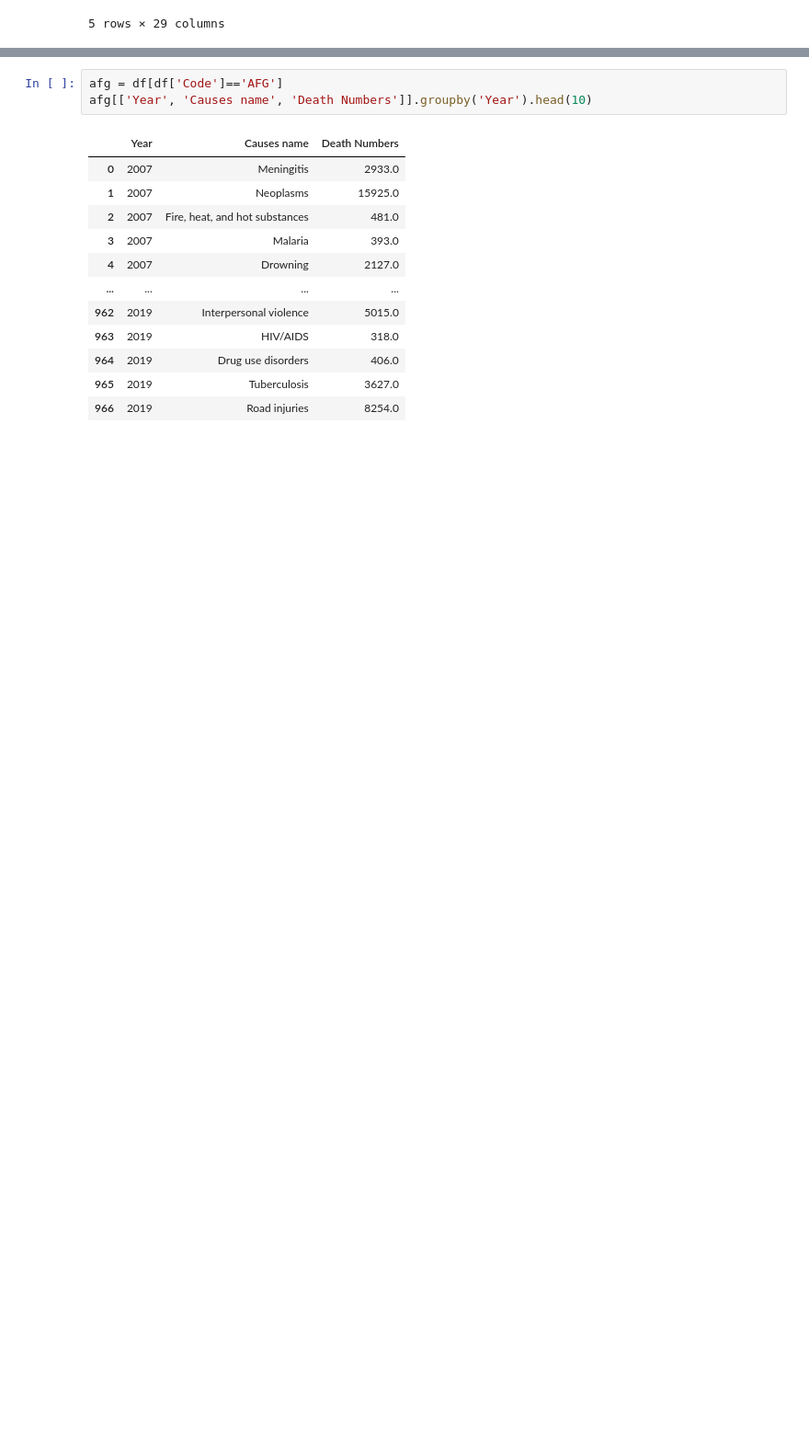
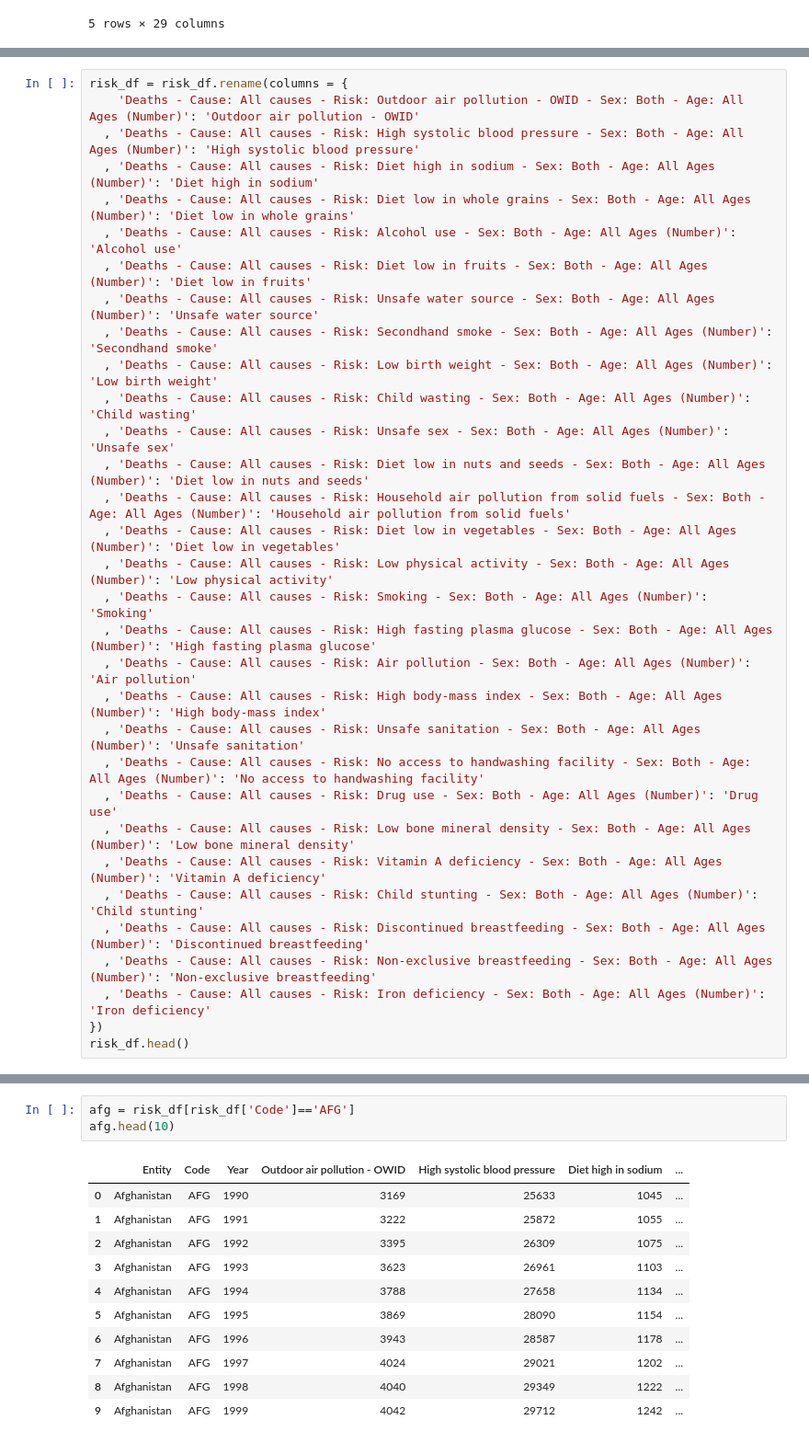
Before and after one commit to jdormaar/Global-Mortality-Distributions-by-Age-Groups, a Jupyter notebook: W4P3_Tableau_doodle_doc.ipynb, the cells around one changed output, grey strips where cells are left out. Shown at 92% size. Drawn from its saved outputs; the diff is of its cells as text; blank space fills up the shorter version.

```diff
--- a/W4P3_Tableau_doodle_doc.ipynb
+++ b/W4P3_Tableau_doodle_doc.ipynb
@@ -155,0 +545,32 @@ df
+# %%
+risk_df = risk_df.rename(columns = {
+    'Deaths - Cause: All causes - Risk: Outdoor air pollution - OWID - Sex: Both - Age: All Ages (Number)': 'Outdoor air pollution - OWID'
+  , 'Deaths - Cause: All causes - Risk: High systolic blood pressure - Sex: Both - Age: All Ages (Number)': 'High systolic blood pressure'
+  , 'Deaths - Cause: All causes - Risk: Diet high in sodium - Sex: Both - Age: All Ages (Number)': 'Diet high in sodium'
+  , 'Deaths - Cause: All causes - Risk: Diet low in whole grains - Sex: Both - Age: All Ages (Number)': 'Diet low in whole grains'
+  , 'Deaths - Cause: All causes - Risk: Alcohol use - Sex: Both - Age: All Ages (Number)': 'Alcohol use'
+  , 'Deaths - Cause: All causes - Risk: Diet low in fruits - Sex: Both - Age: All Ages (Number)': 'Diet low in fruits'
+  , 'Deaths - Cause: All causes - Risk: Unsafe water source - Sex: Both - Age: All Ages (Number)': 'Unsafe water source'
+  , 'Deaths - Cause: All causes - Risk: Secondhand smoke - Sex: Both - Age: All Ages (Number)': 'Secondhand smoke'
+  , 'Deaths - Cause: All causes - Risk: Low birth weight - Sex: Both - Age: All Ages (Number)': 'Low birth weight'
+  , 'Deaths - Cause: All causes - Risk: Child wasting - Sex: Both - Age: All Ages (Number)': 'Child wasting'
+  , 'Deaths - Cause: All causes - Risk: Unsafe sex - Sex: Both - Age: All Ages (Number)': 'Unsafe sex'
+  , 'Deaths - Cause: All causes - Risk: Diet low in nuts and seeds - Sex: Both - Age: All Ages (Number)': 'Diet low in nuts and seeds'
+  , 'Deaths - Cause: All causes - Risk: Household air pollution from solid fuels - Sex: Both - Age: All Ages (Number)': 'Household air pollution from solid fuels'
+  , 'Deaths - Cause: All causes - Risk: Diet low in vegetables - Sex: Both - Age: All Ages (Number)': 'Diet low in vegetables'
+  , 'Deaths - Cause: All causes - Risk: Low physical activity - Sex: Both - Age: All Ages (Number)': 'Low physical activity'
+  , 'Deaths - Cause: All causes - Risk: Smoking - Sex: Both - Age: All Ages (Number)': 'Smoking'
+  , 'Deaths - Cause: All causes - Risk: High fasting plasma glucose - Sex: Both - Age: All Ages (Number)': 'High fasting plasma glucose'
+  , 'Deaths - Cause: All causes - Risk: Air pollution - Sex: Both - Age: All Ages (Number)': 'Air pollution'
+  , 'Deaths - Cause: All causes - Risk: High body-mass index - Sex: Both - Age: All Ages (Number)': 'High body-mass index'
+  , 'Deaths - Cause: All causes - Risk: Unsafe sanitation - Sex: Both - Age: All Ages (Number)': 'Unsafe sanitation'
+  , 'Deaths - Cause: All causes - Risk: No access to handwashing facility - Sex: Both - Age: All Ages (Number)': 'No access to handwashing facility'
+  , 'Deaths - Cause: All causes - Risk: Drug use - Sex: Both - Age: All Ages (Number)': 'Drug use'
+  , 'Deaths - Cause: All causes - Risk: Low bone mineral density - Sex: Both - Age: All Ages (Number)': 'Low bone mineral density'
+  , 'Deaths - Cause: All causes - Risk: Vitamin A deficiency - Sex: Both - Age: All Ages (Number)': 'Vitamin A deficiency'
+  , 'Deaths - Cause: All causes - Risk: Child stunting - Sex: Both - Age: All Ages (Number)': 'Child stunting'
+  , 'Deaths - Cause: All causes - Risk: Discontinued breastfeeding - Sex: Both - Age: All Ages (Number)': 'Discontinued breastfeeding'
+  , 'Deaths - Cause: All causes - Risk: Non-exclusive breastfeeding - Sex: Both - Age: All Ages (Number)': 'Non-exclusive breastfeeding'
+  , 'Deaths - Cause: All causes - Risk: Iron deficiency - Sex: Both - Age: All Ages (Number)': 'Iron deficiency'
+})
+risk_df.head()
@@ -156,16 +585,15 @@ df
 # %%
-afg = df[df['Code']=='AFG']
-afg[['Year', 'Causes name', 'Death Numbers']].groupby('Year').head(10)
+afg = risk_df[risk_df['Code']=='AFG']
+afg.head(10)
 # %% [output]
-|  | Year | Causes name | Death Numbers |
-| 0 | 2007 | Meningitis | 2933.0 |
-| 1 | 2007 | Neoplasms | 15925.0 |
-| 2 | 2007 | Fire, heat, and hot substances | 481.0 |
-| 3 | 2007 | Malaria | 393.0 |
-| 4 | 2007 | Drowning | 2127.0 |
-| ... | ... | ... | ... |
-| 962 | 2019 | Interpersonal violence | 5015.0 |
-| 963 | 2019 | HIV/AIDS | 318.0 |
-| 964 | 2019 | Drug use disorders | 406.0 |
-| 965 | 2019 | Tuberculosis | 3627.0 |
-| 966 | 2019 | Road injuries | 8254.0 |
+|  | Entity | Code | Year | Outdoor air pollution - OWID | High systolic blood pressure | Diet high in sodium | ... |
+| 0 | Afghanistan | AFG | 1990 | 3169 | 25633 | 1045 | ... |
+| 1 | Afghanistan | AFG | 1991 | 3222 | 25872 | 1055 | ... |
+| 2 | Afghanistan | AFG | 1992 | 3395 | 26309 | 1075 | ... |
+| 3 | Afghanistan | AFG | 1993 | 3623 | 26961 | 1103 | ... |
+| 4 | Afghanistan | AFG | 1994 | 3788 | 27658 | 1134 | ... |
+| 5 | Afghanistan | AFG | 1995 | 3869 | 28090 | 1154 | ... |
+| 6 | Afghanistan | AFG | 1996 | 3943 | 28587 | 1178 | ... |
+| 7 | Afghanistan | AFG | 1997 | 4024 | 29021 | 1202 | ... |
+| 8 | Afghanistan | AFG | 1998 | 4040 | 29349 | 1222 | ... |
+| 9 | Afghanistan | AFG | 1999 | 4042 | 29712 | 1242 | ... |
```
Also changed, not shown: parts of 46 cells of this notebook, 3 other files.
